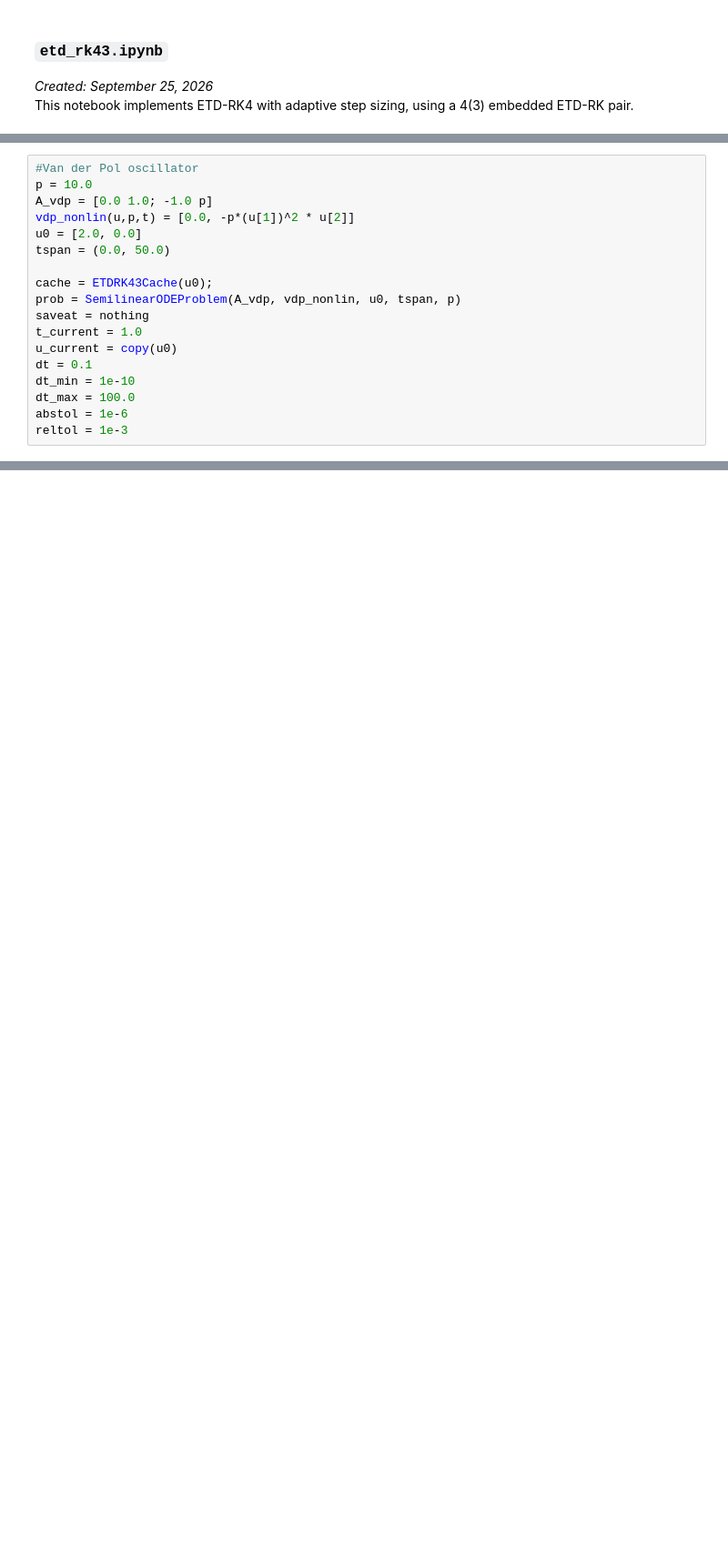
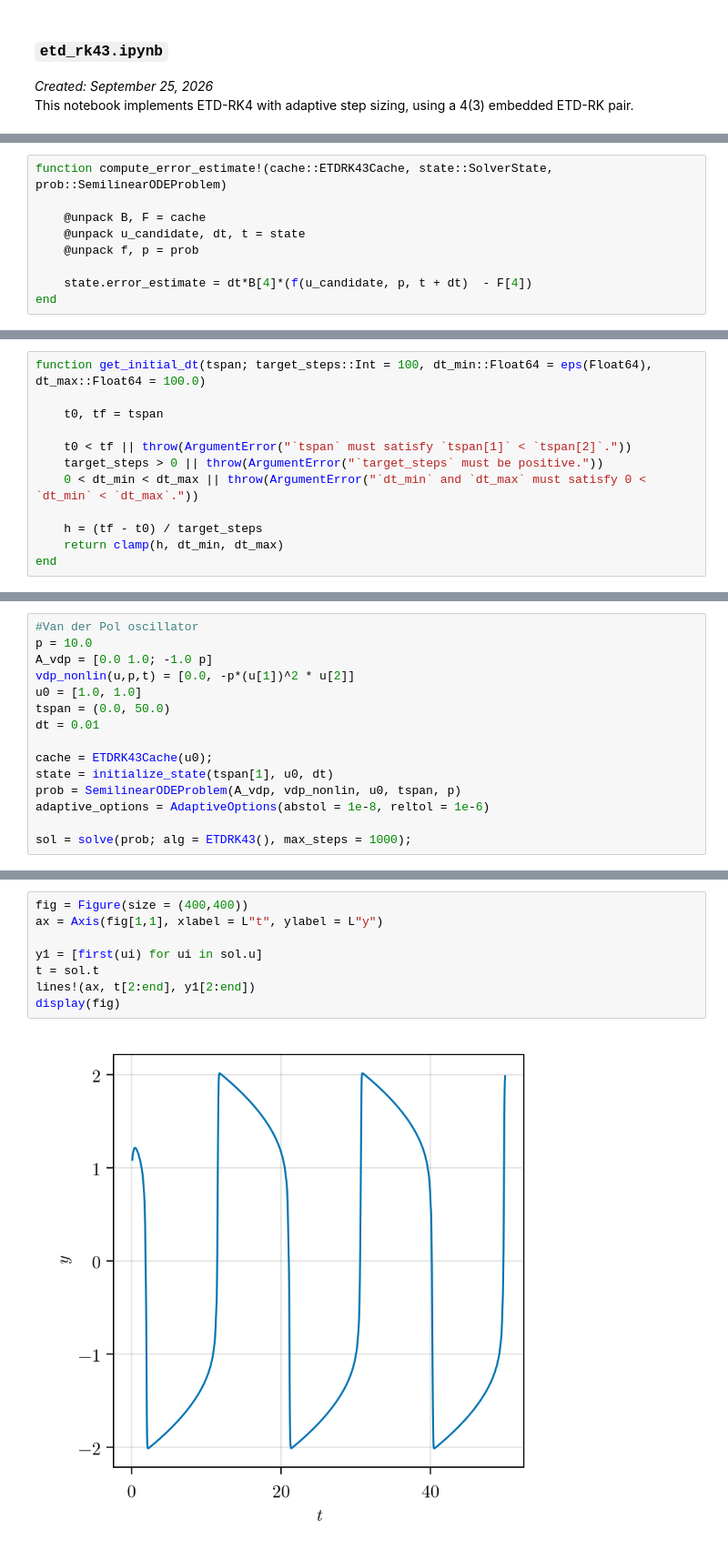
Before and after one commit to MichaelBarmann/diff-eq-tools, a Jupyter notebook: src/ode_tools/solvers/etd/etd_rk43.ipynb, the cells around one changed output, grey strips where cells are left out. Shown at 91% size. Saved outputs shown, nothing was run; the diff lists cells and outputs as text; blank space fills up the shorter version.

Commit message:
Achieved a first working version of the ETDRK43 solver with adaptive time stepping

```diff
--- a/src/ode_tools/solvers/etd/etd_rk43.ipynb
+++ b/src/ode_tools/solvers/etd/etd_rk43.ipynb
@@ -15,0 +64,9 @@ compute_initial_dt (generic function with 1 method)
+# %%
+function compute_error_estimate!(cache::ETDRK43Cache, state::SolverState, prob::SemilinearODEProblem)
+
+    @unpack B, F = cache
+    @unpack u_candidate, dt, t = state
+    @unpack f, p = prob
+
+    state.error_estimate = dt*B[4]*(f(u_candidate, p, t + dt)  - F[4])
+end
@@ -162,0 +175,12 @@ update_dt! (generic function with 1 method)
+# %%
+function get_initial_dt(tspan; target_steps::Int = 100, dt_min::Float64 = eps(Float64), dt_max::Float64 = 100.0)
+
+    t0, tf = tspan
+
+    t0 < tf || throw(ArgumentError("`tspan` must satisfy `tspan[1]` < `tspan[2]`."))
+    target_steps > 0 || throw(ArgumentError("`target_steps` must be positive."))
+    0 < dt_min < dt_max || throw(ArgumentError("`dt_min` and `dt_max` must satisfy 0 < `dt_min` < `dt_max`."))
+
+    h = (tf - t0) / target_steps
+    return clamp(h, dt_min, dt_max)
+end
@@ -239,17 +248,14 @@ solve (generic function with 1 method)
 p = 10.0
 A_vdp = [0.0 1.0; -1.0 p]
 vdp_nonlin(u,p,t) = [0.0, -p*(u[1])^2 * u[2]]
-u0 = [2.0, 0.0]
+u0 = [1.0, 1.0]
 tspan = (0.0, 50.0)
+dt = 0.01
 
 cache = ETDRK43Cache(u0);
+state = initialize_state(tspan[1], u0, dt)
 prob = SemilinearODEProblem(A_vdp, vdp_nonlin, u0, tspan, p)
-saveat = nothing
-t_current = 1.0
-u_current = copy(u0)
-dt = 0.1
-dt_min = 1e-10
-dt_max = 100.0
-abstol = 1e-6
-reltol = 1e-3
+adaptive_options = AdaptiveOptions(abstol = 1e-8, reltol = 1e-6)
+
+sol = solve(prob; alg = ETDRK43(), max_steps = 1000);
 # %% [output]
@@ -260,0 +266,10 @@ LoadError: type ETDRK43Cache has no field u_third_order
+# %%
+fig = Figure(size = (400,400))
+ax = Axis(fig[1,1], xlabel = L"t", ylabel = L"y")
+
+y1 = [first(ui) for ui in sol.u]
+t = sol.t
+lines!(ax, t[2:end], y1[2:end])
+display(fig)
+# %% [output]
+[figure, added]
```
Also changed, not shown: parts of 18 cells of this notebook, 2 other files.
